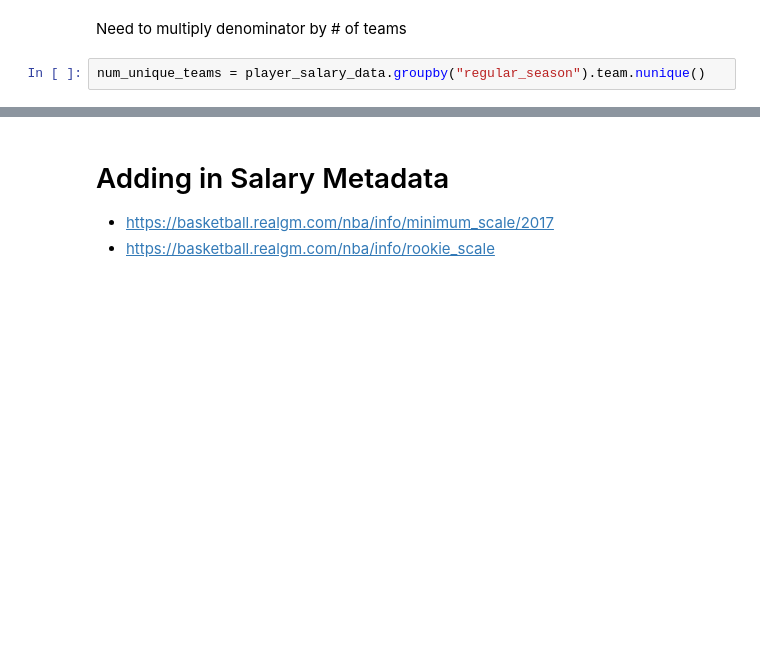
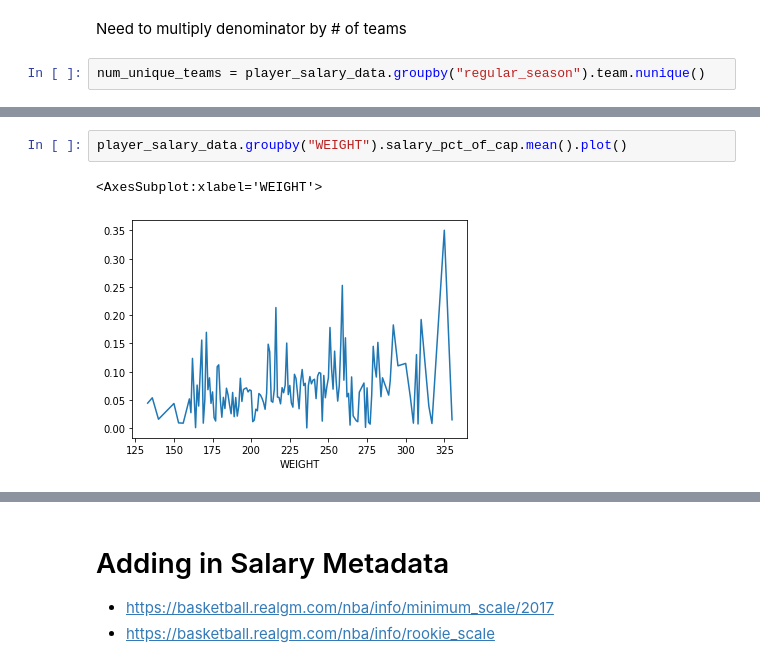
Before and after one commit to wfordh/nba_salaries_work, a Jupyter notebook: salary_analysis_plots.ipynb, the cells around one changed output, grey strips where cells are left out. Drawn from its saved outputs; the diff is of its cells as text; blank space fills up the shorter version.

```diff
--- a/salary_analysis_plots.ipynb
+++ b/salary_analysis_plots.ipynb
@@ -273,0 +262,5 @@ dtype: float64
+# %%
+player_salary_data.groupby("WEIGHT").salary_pct_of_cap.mean().plot()
+# %% [output]
+<AxesSubplot:xlabel='WEIGHT'>
+[figure, added]
```
Also changed, not shown: parts of 25 cells of this notebook, 3 other files.
